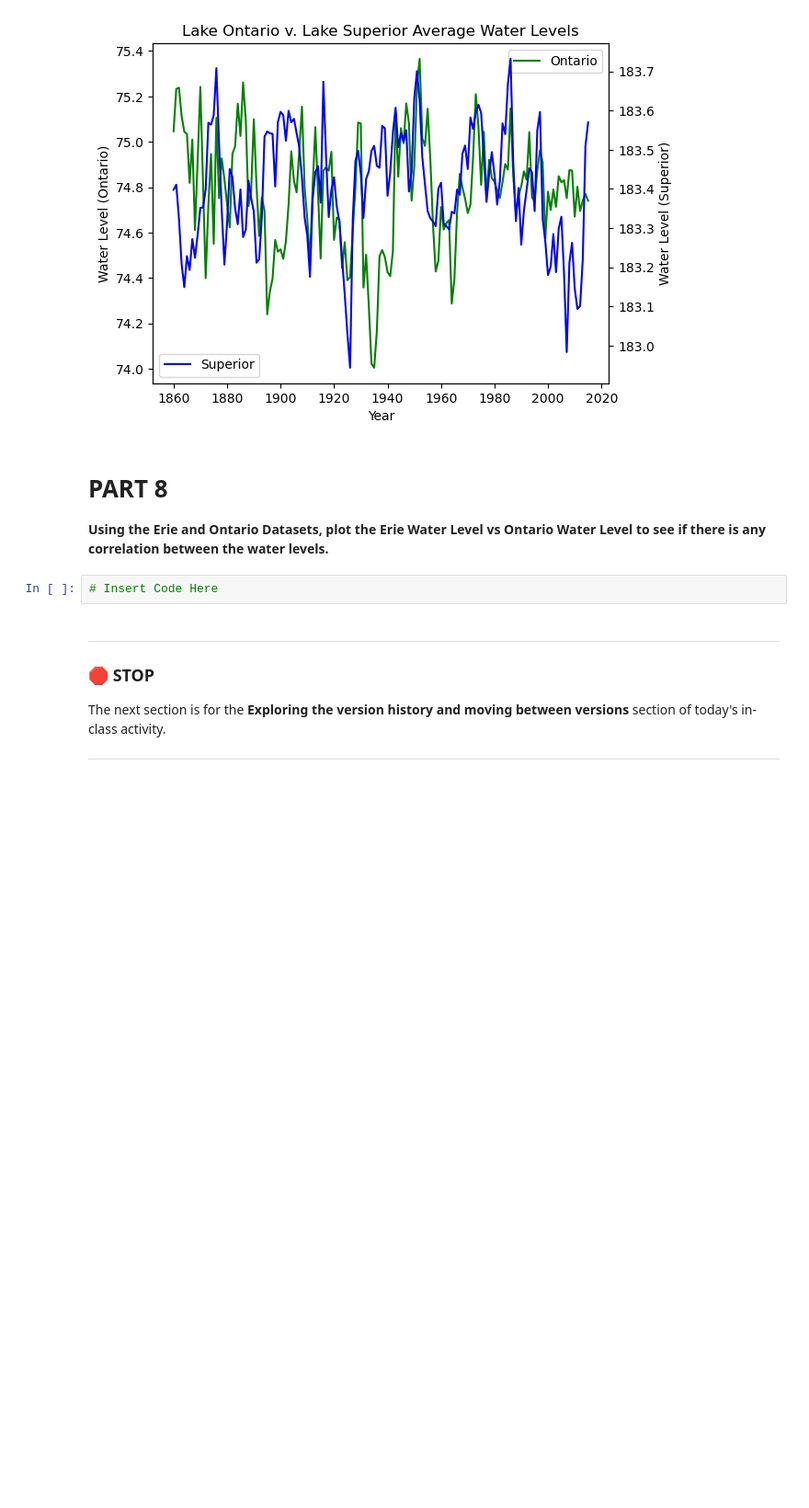
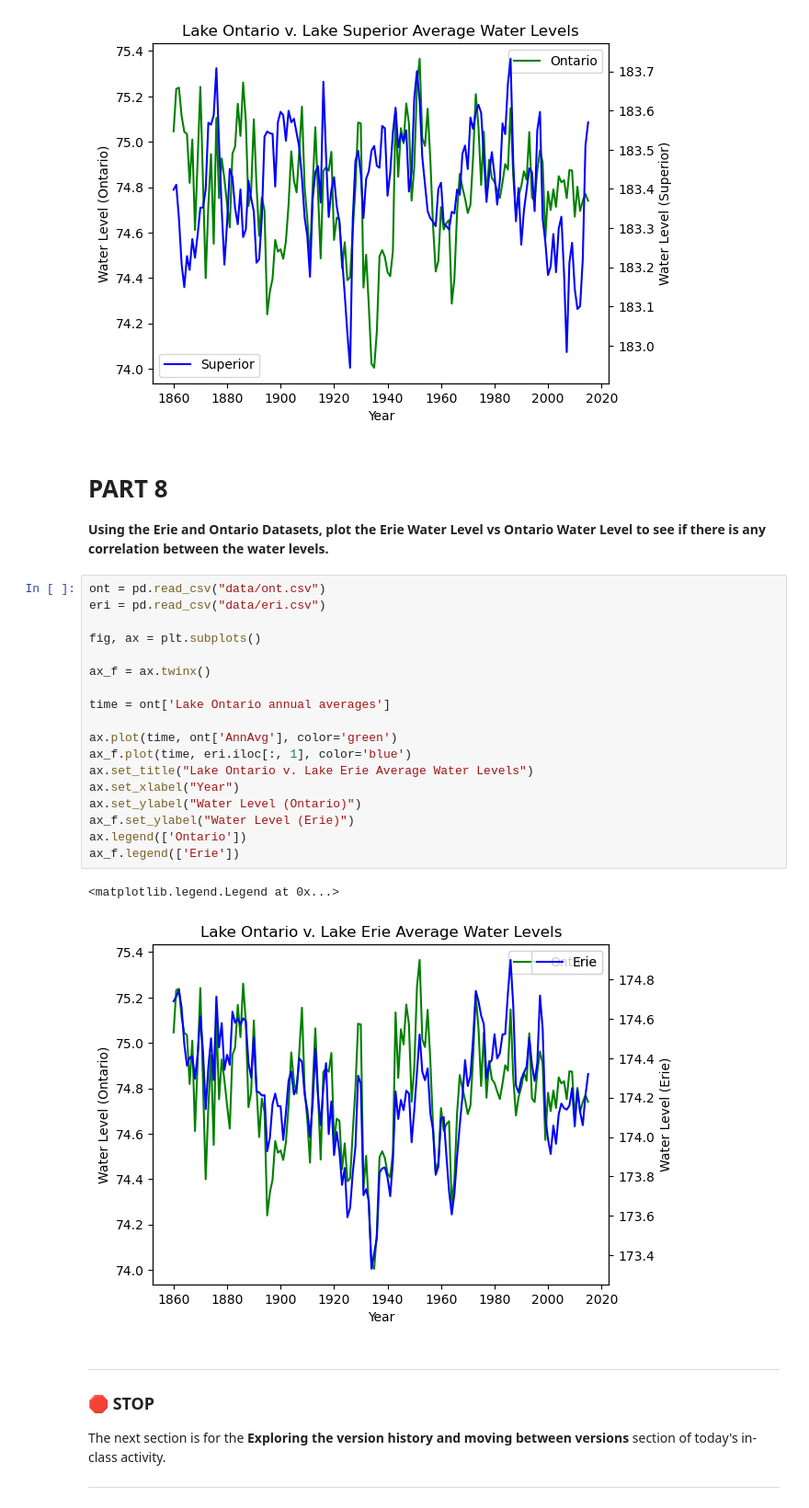
Before and after one commit to kosins34/CMSE202_Git_Started, a Jupyter notebook: Great_Lakes_and_Grand_River.ipynb, the cells around one changed output. Shown: that part at 92% size. Saved outputs shown, nothing was run; the diff lists cells and outputs as text; blank space fills up the shorter version.

```diff
--- a/Great_Lakes_and_Grand_River.ipynb
+++ b/Great_Lakes_and_Grand_River.ipynb
@@ -89,8 +89,27 @@ ax_f.legend(['Superior'])
 # PART 8
 
 **Using the Erie and Ontario Datasets, plot the Erie Water Level vs Ontario Water Level to see if there is any correlation between the water levels.**
-# %%
-# Insert Code Here
+# %%
+ont = pd.read_csv("data/ont.csv")
+eri = pd.read_csv("data/eri.csv")
+
+fig, ax = plt.subplots()
+
+ax_f = ax.twinx()
+
+time = ont['Lake Ontario annual averages']
+
+ax.plot(time, ont['AnnAvg'], color='green')
+ax_f.plot(time, eri.iloc[:, 1], color='blue')
+ax.set_title("Lake Ontario v. Lake Erie Average Water Levels")
+ax.set_xlabel("Year")
+ax.set_ylabel("Water Level (Ontario)")
+ax_f.set_ylabel("Water Level (Erie)")
+ax.legend(['Ontario'])
+ax_f.legend(['Erie'])
+# %% [output]
+<matplotlib.legend.Legend at 0x...>
+[figure, added]
 # %% [markdown]
 ---
 ### &#128721; STOP
```
